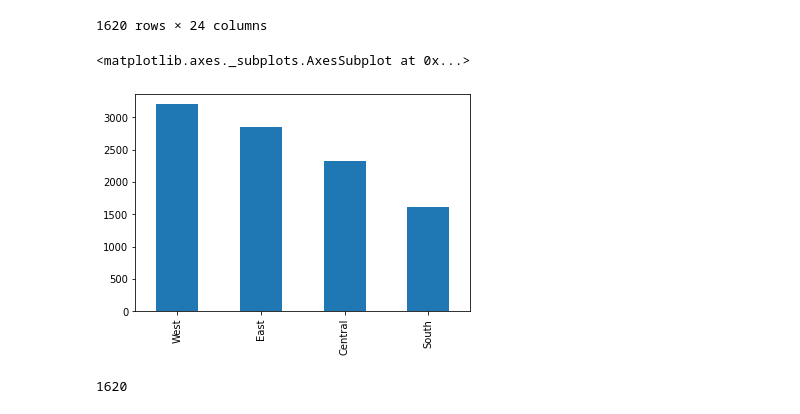
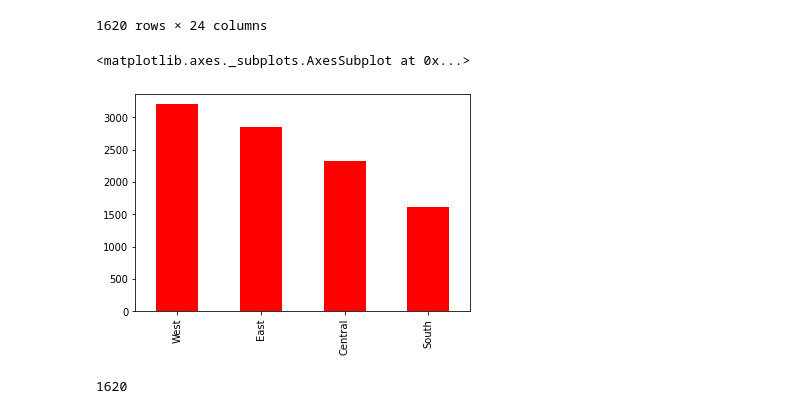
Before and after one commit to abidshafee/dataAnalysis, a Jupyter notebook: dataAnalysis.ipynb, the cells around one changed output. Drawn from its saved outputs; the diff is of its cells as text; code cells hidden in the pictures.

```diff
--- a/dataAnalysis.ipynb
+++ b/dataAnalysis.ipynb
@@ -379,10 +388,10 @@ south_region
 | 40579 | CA-2013-160486 | 2013-12-31 | 2014-05-01 | Standard Class | EH-14185 | Evan Henry | Consumer | West Palm Beach | Florida | ... |
 1620 rows × 24 columns
 # %%
-cln_df['Region'].value_counts().plot(kind='bar')
+cln_df['Region'].value_counts().plot(kind='bar', color='red')
 # %% [output]
 <matplotlib.axes._subplots.AxesSubplot at 0x...>
-[figure, old version]
+[figure, new version]
 # %%
 len(south_region)
 # %% [output]
```
Also changed, not shown: parts of 3 cells of this notebook.
